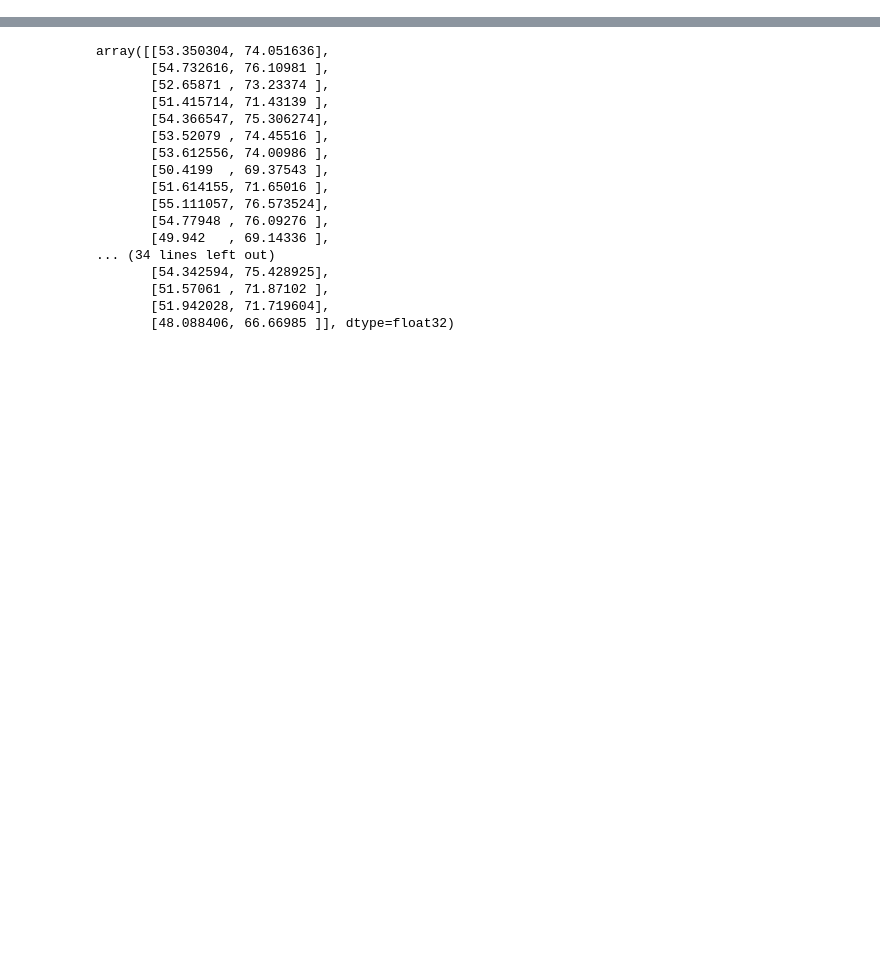
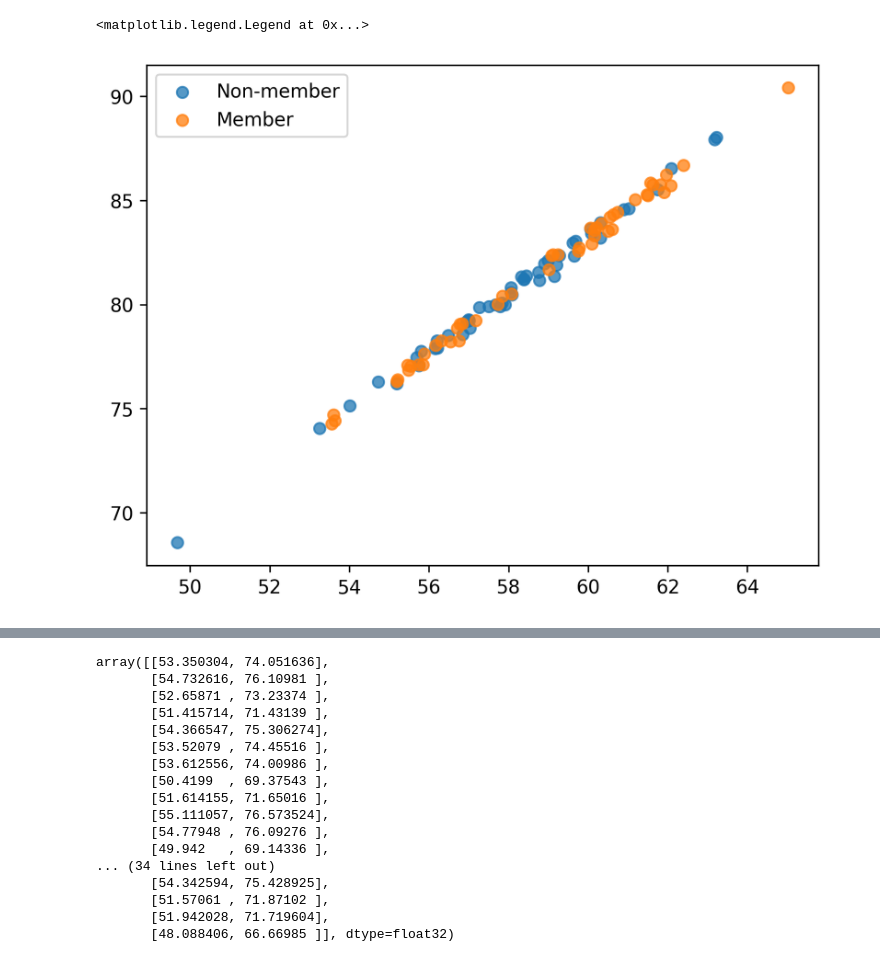
Before and after one commit to iamgroot42/propertyinference, a Jupyter notebook: experiments/latent_explore.ipynb, the cells around one changed output, grey strips where cells are left out. Drawn from its saved outputs; the diff is of its cells as text; code cells hidden in the pictures; blank space fills up the shorter version.

```diff
--- a/experiments/latent_explore.ipynb
+++ b/experiments/latent_explore.ipynb
@@ -198,0 +266,8 @@ array([[52.9194  , 73.429054],
+# %%
+picked = (0, 1)
+plt.scatter(nonmem[:, picked[0]], nonmem[:, picked[1]], label="Non-member", color="C0", alpha=0.75)
+plt.scatter(mem[:, picked[0]], mem[:, picked[1]], label="Member", color="C1", alpha=0.75)
+plt.legend()
+# %% [output]
+<matplotlib.legend.Legend at 0x...>
+[figure, added]
```
Also changed, not shown: parts of 12 cells of this notebook, 3 other files.
